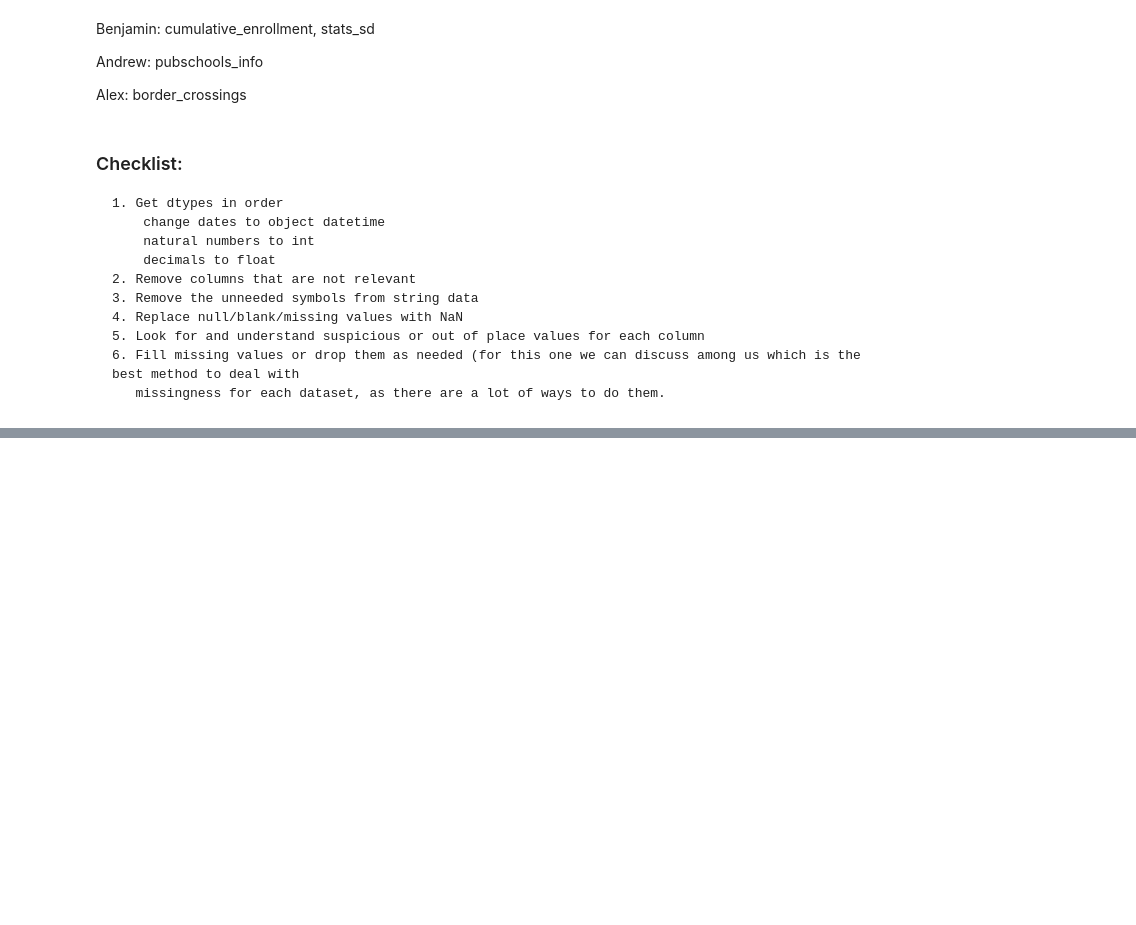
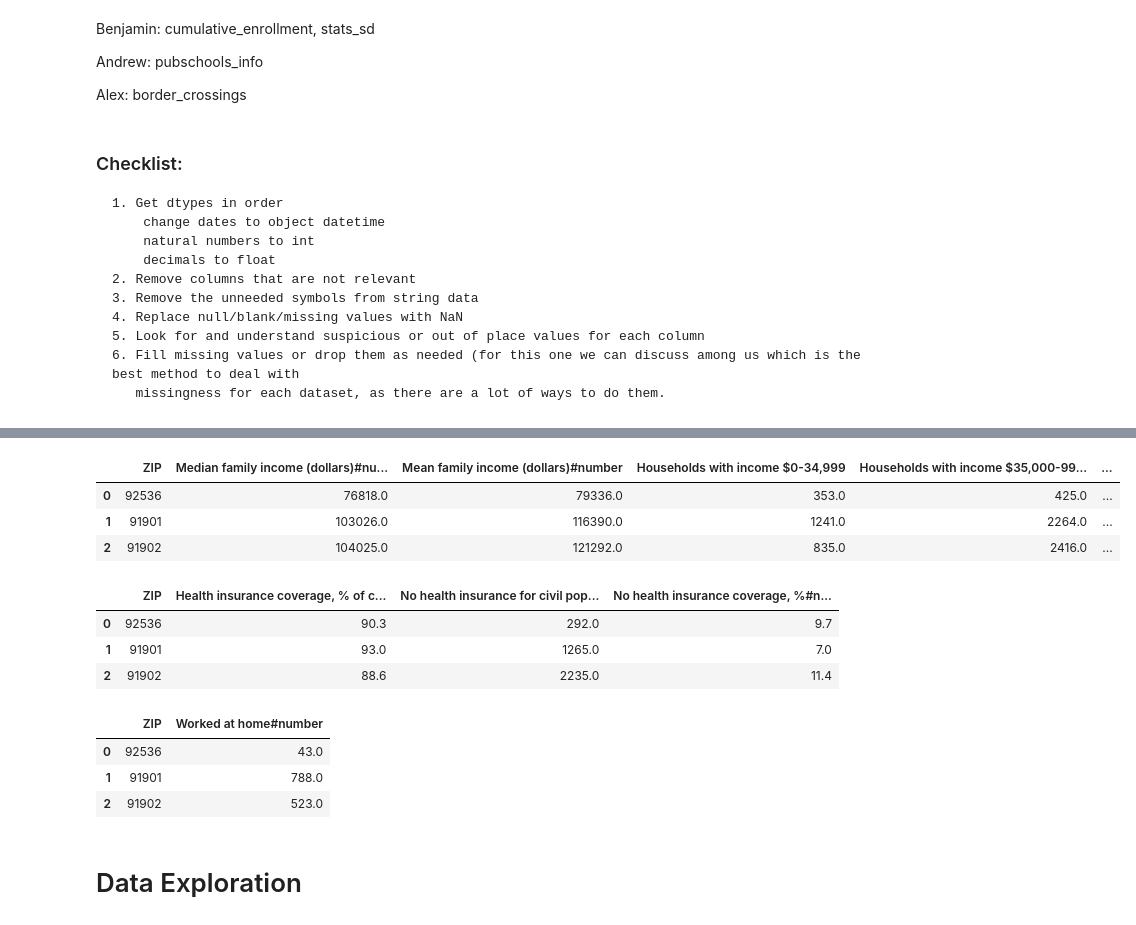
Before and after one commit to renaldyh27/COVID-Cool-for-School, a Jupyter notebook: Cleaning Datasets (Benjamin).ipynb, the cells around one changed output, grey strips where cells are left out. Cells and saved outputs as stored; diff of their text form; code cells hidden in the pictures; blank space fills up the shorter version.

```diff
--- a/Cleaning Datasets (Benjamin).ipynb
+++ b/Cleaning Datasets (Benjamin).ipynb
@@ -99,0 +162,3 @@ stats_sd
+# %%
+incomes_path = os.path.join('Datasets', 'suave_income.csv')
+incomes = pd.read_csv(incomes_path, low_memory=False)
@@ -99,0 +185,66 @@ stats_sd
+# %%
+incomes_classes = incomes[["ZIP",
+         "Hholds with income Less than $10,000#number",
+         'Hholds with income $10,000 to $14,999#number',
+         'Hholds with income $15,000 to $24,999#number',
+         'Hholds with income $25,000 to $34,999#number',
+         'Hholds with income $35,000 to $49,999#number',
+         'Hholds with income $50,000 to $74,999#number',
+         'Hholds with income $75,000 to $99,999#number',
+         'Hholds with income $100,000 to $149,999#number',
+         'Hholds with income $150,000 to $199,999#number',
+         'Hholds with income $200,000 or more#number',
+         'Median family income (dollars)#number',
+         'Mean family income (dollars)#number',
+         ]]
+incomes_clean = incomes_classes.copy()
+incomes_clean["Households with income $0-34,999"] = (incomes_classes["Hholds with income Less than $10,000#number"]
+                                               + incomes_classes["Hholds with income $10,000 to $14,999#number"]
+                                               + incomes_classes["Hholds with income $15,000 to $24,999#number"]
+                                               + incomes_classes["Hholds with income $25,000 to $34,999#number"]
+                                              )
+incomes_clean["Households with income $35,000-99,999"] = (incomes_classes["Hholds with income $35,000 to $49,999#number"]
+                                               + incomes_classes["Hholds with income $50,000 to $74,999#number"]
+                                               + incomes_classes["Hholds with income $75,000 to $99,999#number"]
+                                              )
+incomes_clean["Households with income $100,000+"] = (incomes_classes["Hholds with income $100,000 to $149,999#number"]
+                                               + incomes_classes["Hholds with income $150,000 to $199,999#number"]
+                                               + incomes_classes["Hholds with income $200,000 or more#number"]
+                                              )
+incomes_clean = incomes_clean.drop(["Hholds with income Less than $10,000#number",
+         'Hholds with income $10,000 to $14,999#number',
+         'Hholds with income $15,000 to $24,999#number',
+         'Hholds with income $25,000 to $34,999#number',
+         'Hholds with income $35,000 to $49,999#number',
+         'Hholds with income $50,000 to $74,999#number',
+         'Hholds with income $75,000 to $99,999#number',
+         'Hholds with income $100,000 to $149,999#number',
+         'Hholds with income $150,000 to $199,999#number',
+         'Hholds with income $200,000 or more#number',], axis=1)
+incomes_clean.head(3)
+# %% [output]
+|  | ZIP | Median family income (dollars)#nu... | Mean family income (dollars)#number | Households with income $0-34,999 | Households with income $35,000-99... | ... |
+| 0 | 92536 | 76818.0 | 79336.0 | 353.0 | 425.0 | ... |
+| 1 | 91901 | 103026.0 | 116390.0 | 1241.0 | 2264.0 | ... |
+| 2 | 91902 | 104025.0 | 121292.0 | 835.0 | 2416.0 | ... |
+# %%
+health_insurance = incomes[['ZIP',
+                            'Health insurance coverage, % of civilian pop#number',
+         'No health insurance for civil pop#number',
+         'No health insurance coverage, %#number',]]
+health_insurance.head(3)
+# %% [output]
+|  | ZIP | Health insurance coverage, % of c... | No health insurance for civil pop... | No health insurance coverage, %#n... |
+| 0 | 92536 | 90.3 | 292.0 | 9.7 |
+| 1 | 91901 | 93.0 | 1265.0 | 7.0 |
+| 2 | 91902 | 88.6 | 2235.0 | 11.4 |
+# %%
+worked_at_home = incomes[['ZIP', 'Worked at home#number']]
+worked_at_home.head(3)
+# %% [output]
+|  | ZIP | Worked at home#number |
+| 0 | 92536 | 43.0 |
+| 1 | 91901 | 788.0 |
+| 2 | 91902 | 523.0 |
+# %% [markdown]
+# Data Exploration
```
Also changed, not shown: parts of 17 cells of this notebook, 1 other file.
